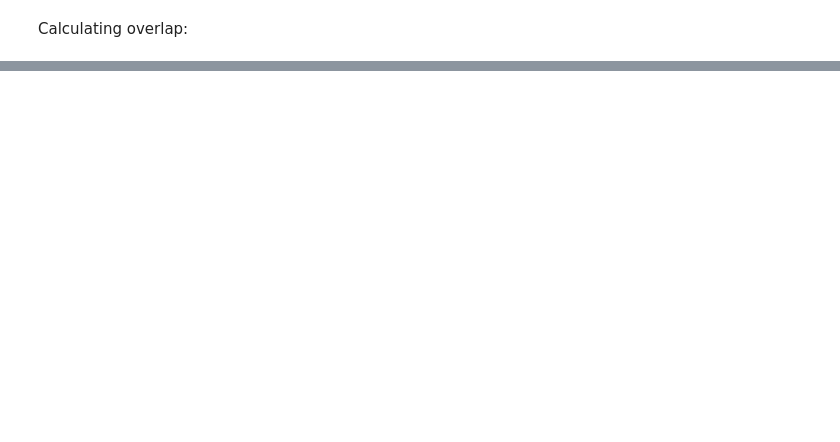
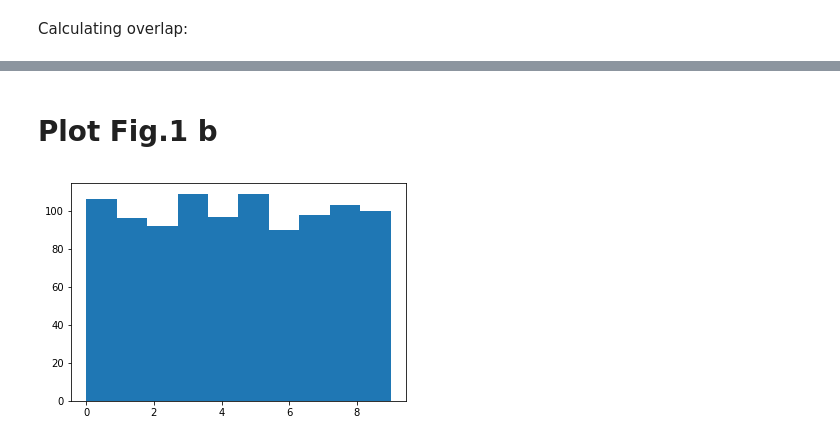
Before and after one commit to RQC-QApp/NNQST, a Jupyter notebook: nn_qst/nn_qst.ipynb, the cells around one changed output, grey strips where cells are left out. Drawn from its saved outputs; the diff is of its cells as text; code cells hidden in the pictures; blank space fills up the shorter version.

```diff
--- a/nn_qst/nn_qst.ipynb
+++ b/nn_qst/nn_qst.ipynb
@@ -160,0 +155,6 @@ fidelity_dicts(ideal_state, sampled_from_RBM_cl)
+# %% [markdown]
+# Plot Fig.1 b
+# %%
+dataset = dataset_w(num_units, 1000, hist=True)
+# %% [output]
+[figure, added]
```
Also changed, not shown: parts of 18 cells of this notebook.
